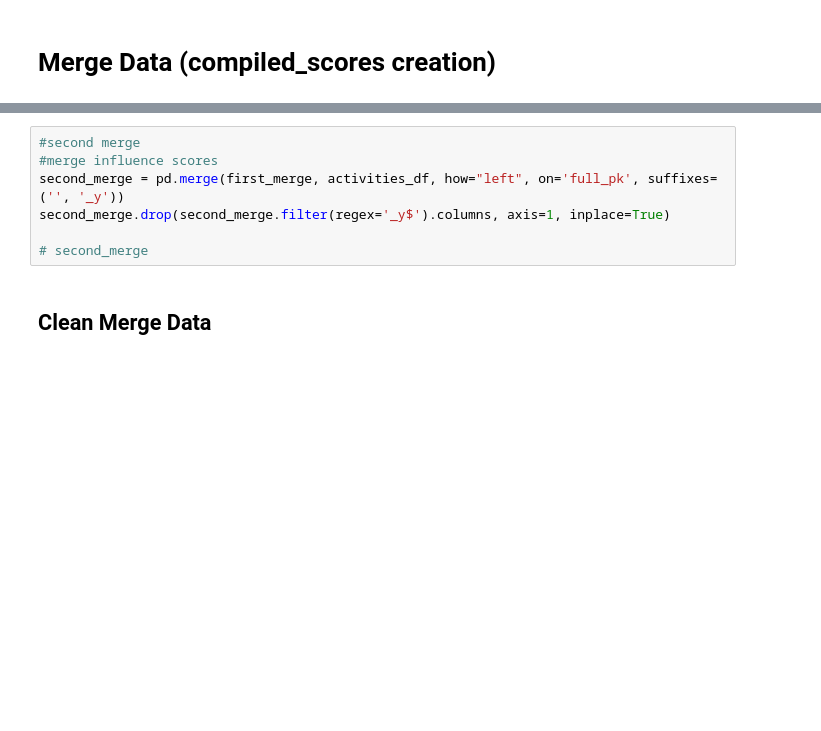
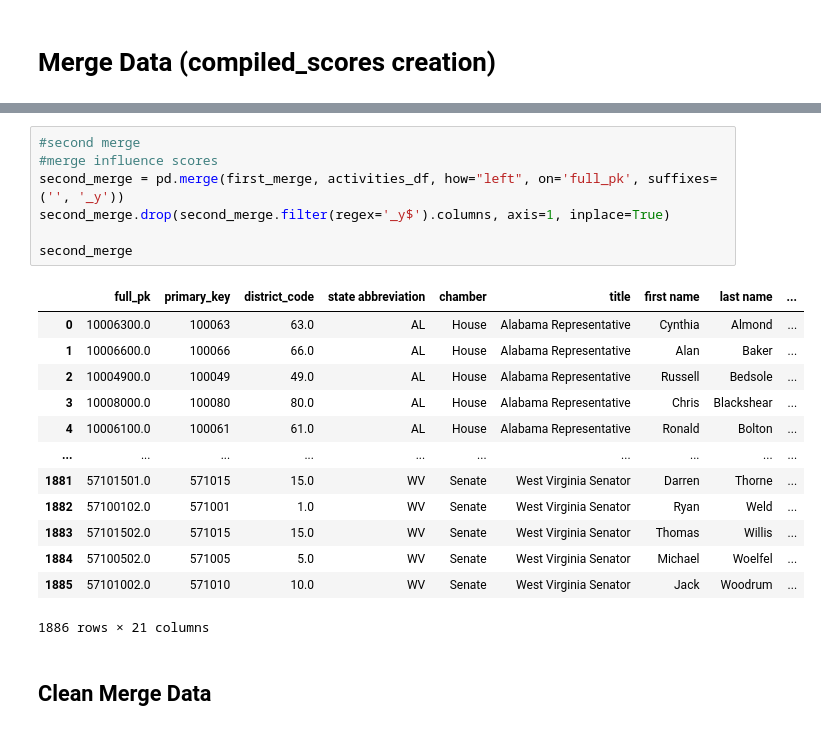
Before and after one commit to cnlutz20/THI_CPRL, a Jupyter notebook: scoring/compiling_act_and_infl_scores.ipynb, the cells around one changed output, grey strips where cells are left out. Cells and saved outputs as stored; diff of their text form; blank space fills up the shorter version.

```diff
--- a/scoring/compiling_act_and_infl_scores.ipynb
+++ b/scoring/compiling_act_and_infl_scores.ipynb
@@ -97,10 +126,24 @@ first_merge.drop(first_merge.filter(regex='_y$').columns, axis=1, inplace=True)
 # %%
 #second merge
 #merge influence scores
 second_merge = pd.merge(first_merge, activities_df, how="left", on='full_pk', suffixes=('', '_y'))
 second_merge.drop(second_merge.filter(regex='_y$').columns, axis=1, inplace=True)
 
-# second_merge
+second_merge
+# %% [output]
+|  | full_pk | primary_key | district_code | state abbreviation | chamber | title | first name | last name | ... |
+| 0 | 10006300.0 | 100063 | 63.0 | AL | House | Alabama Representative | Cynthia | Almond | ... |
+| 1 | 10006600.0 | 100066 | 66.0 | AL | House | Alabama Representative | Alan | Baker | ... |
+| 2 | 10004900.0 | 100049 | 49.0 | AL | House | Alabama Representative | Russell | Bedsole | ... |
+| 3 | 10008000.0 | 100080 | 80.0 | AL | House | Alabama Representative | Chris | Blackshear | ... |
+| 4 | 10006100.0 | 100061 | 61.0 | AL | House | Alabama Representative | Ronald | Bolton | ... |
+| ... | ... | ... | ... | ... | ... | ... | ... | ... | ... |
+| 1881 | 57101501.0 | 571015 | 15.0 | WV | Senate | West Virginia Senator | Darren | Thorne | ... |
+| 1882 | 57100102.0 | 571001 | 1.0 | WV | Senate | West Virginia Senator | Ryan | Weld | ... |
+| 1883 | 57101502.0 | 571015 | 15.0 | WV | Senate | West Virginia Senator | Thomas | Willis | ... |
+| 1884 | 57100502.0 | 571005 | 5.0 | WV | Senate | West Virginia Senator | Michael | Woelfel | ... |
+| 1885 | 57101002.0 | 571010 | 10.0 | WV | Senate | West Virginia Senator | Jack | Woodrum | ... |
+1886 rows × 21 columns
 # %% [markdown]
 ## Clean Merge Data
 # %%
```
Also changed, not shown: parts of 7 cells of this notebook, 17 other files.
